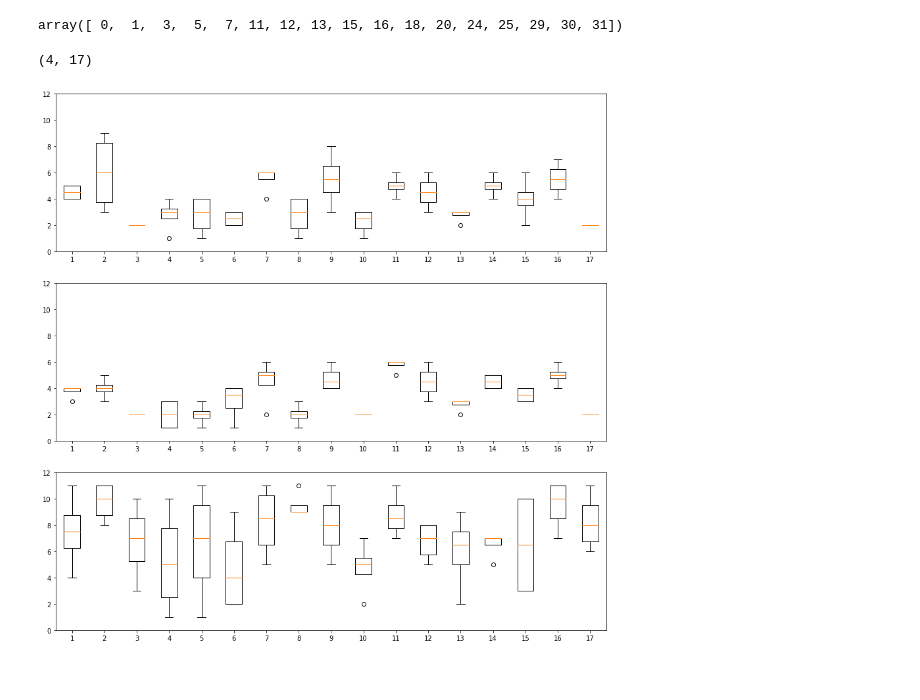
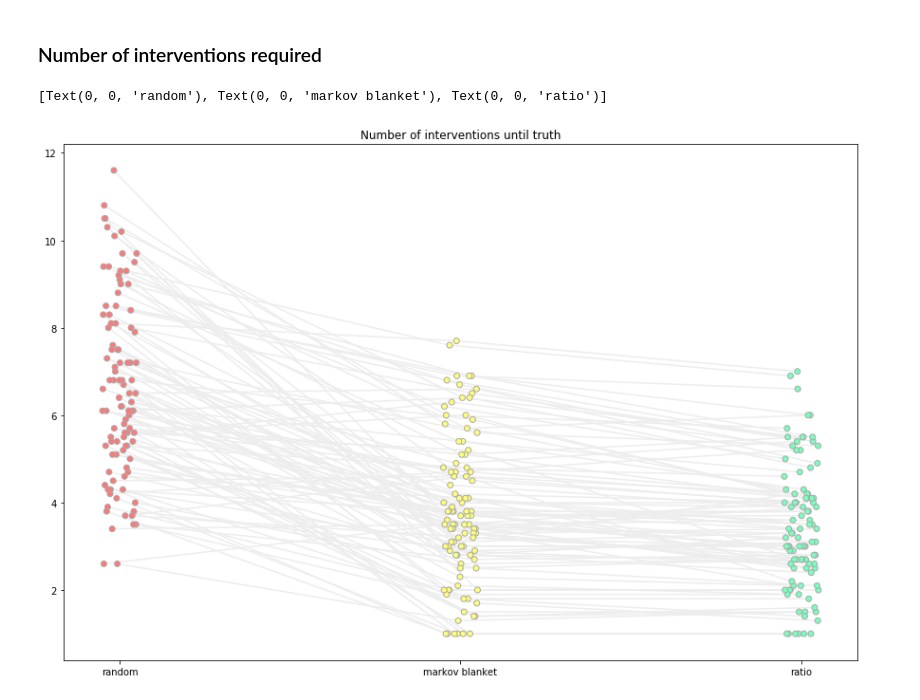
Before and after one commit to juangamella/aicp, a Jupyter notebook: plots.ipynb, the cells around one changed output. Cells and saved outputs as stored; diff of their text form; code cells hidden in the pictures.

```diff
--- a/plots.ipynb
+++ b/plots.ipynb
@@ -61,21 +105,24 @@ None
+# %% [markdown]
+### Number of interventions required
+# %%
+means = np.mean(no_ints, axis=1)
+plt.figure(figsize = (15,10))
+dev = 0.05
+xaxis = np.tile([0,1,2], (N, 1)) - np.outer(np.linspace(-dev, dev, N), [1,1,1])
+ecolor = "#ededed"
+for i in range(N):
+    plt.plot(xaxis[i,:], means[[2,0,1], i].T, color=ecolor, zorder=0)
+for i in range(N):
+    plt.scatter(xaxis[i,:], means[[2,0,1], i].T, c=colorsa[[0,2,4]], marker="o", zorder=1, edgecolors="#aaaaaa")
+plt.title("Number of interventions until truth")
+ax = plt.gca()
+ax.set_xticks([0,1,2])
+ax.set_xticklabels(["random", "markov blanket", "ratio"])
+# %% [output]
+[Text(0, 0, 'random'), Text(0, 0, 'markov blanket'), Text(0, 0, 'ratio')]
+[figure, added]
 # %%
-idx, = np.where(no_ints[0,:,:].mean(axis=0) > 1)
-idx
+#idx, = np.where(no_ints[2,:,:].mean(axis=0) > 1)
+idx = np.arange(32)
+N = len(idx)
-# %% [output]
-array([ 0,  1,  3,  5,  7, 11, 12, 13, 15, 16, 18, 20, 24, 25, 29, 30, 31])
-# %%
-no_ints[0,:,idx].T.shape
-# %% [output]
-(4, 17)
-# %%
-plt.figure(figsize=(15,15))
-plt.subplot(311)
-plt.boxplot(no_ints[0,:,idx].T), plt.ylim(0,12)
-plt.subplot(312)
-plt.boxplot(no_ints[1,:,idx].T), plt.ylim(0,12)
-plt.subplot(313)
-plt.boxplot(no_ints[2,:,idx].T), plt.ylim(0,12)
-None
-# %% [output]
-[figure, removed]
 # %%
```
Also changed, not shown: parts of 16 cells of this notebook.
